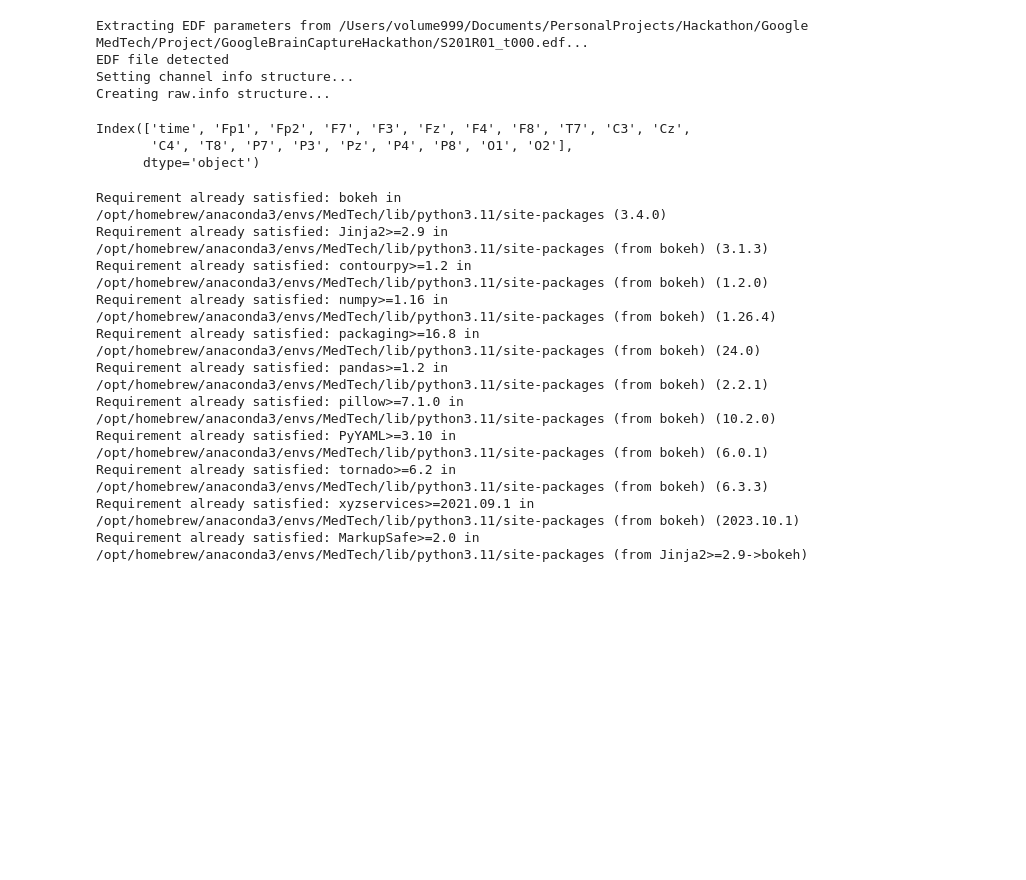
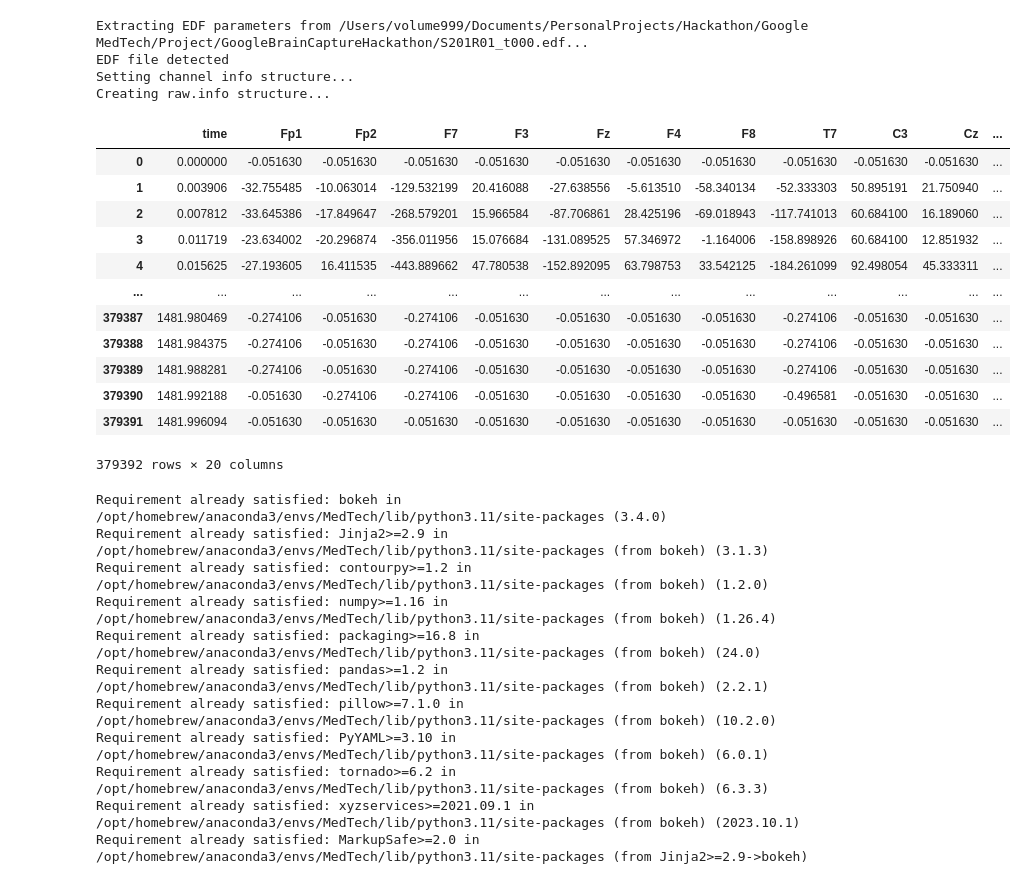
Before and after one commit to leny-mi/GoogleBrainCaptureHackathon, a Jupyter notebook: visualize_data.ipynb, the cells around one changed output. Cells and saved outputs as stored; diff of their text form; code cells hidden in the pictures; blank space fills up the shorter version.

```diff
--- a/visualize_data.ipynb
+++ b/visualize_data.ipynb
@@ -6,18 +8,29 @@ import mne
 # %%
 path = 'S201R01_t000.edf'
 # data = np.fromfile(path, dtype=float)
 # data.shape
 data = mne.io.read_raw_edf(path)
 df = data.to_data_frame()
 df.columns
+df
 # %% [output]
 Extracting EDF parameters from /Users/volume999/Documents/PersonalProjects/Hackathon/Google MedTech/Project/GoogleBrainCaptureHackathon/S201R01_t000.edf...
 EDF file detected
 Setting channel info structure...
 Creating raw.info structure...
+|  | time | Fp1 | Fp2 | F7 | F3 | Fz | F4 | F8 | T7 | C3 | Cz | ... |
+| 0 | 0.000000 | -0.051630 | -0.051630 | -0.051630 | -0.051630 | -0.051630 | -0.051630 | -0.051630 | -0.051630 | -0.051630 | -0.051630 | ... |
+| 1 | 0.003906 | -32.755485 | -10.063014 | -129.532199 | 20.416088 | -27.638556 | -5.613510 | -58.340134 | -52.333303 | 50.895191 | 21.750940 | ... |
+| 2 | 0.007812 | -33.645386 | -17.849647 | -268.579201 | 15.966584 | -87.706861 | 28.425196 | -69.018943 | -117.741013 | 60.684100 | 16.189060 | ... |
+| 3 | 0.011719 | -23.634002 | -20.296874 | -356.011956 | 15.076684 | -131.089525 | 57.346972 | -1.164006 | -158.898926 | 60.684100 | 12.851932 | ... |
+| 4 | 0.015625 | -27.193605 | 16.411535 | -443.889662 | 47.780538 | -152.892095 | 63.798753 | 33.542125 | -184.261099 | 92.498054 | 45.333311 | ... |
+| ... | ... | ... | ... | ... | ... | ... | ... | ... | ... | ... | ... | ... |
+| 379387 | 1481.980469 | -0.274106 | -0.051630 | -0.274106 | -0.051630 | -0.051630 | -0.051630 | -0.051630 | -0.274106 | -0.051630 | -0.051630 | ... |
+| 379388 | 1481.984375 | -0.274106 | -0.051630 | -0.274106 | -0.051630 | -0.051630 | -0.051630 | -0.051630 | -0.274106 | -0.051630 | -0.051630 | ... |
+| 379389 | 1481.988281 | -0.274106 | -0.051630 | -0.274106 | -0.051630 | -0.051630 | -0.051630 | -0.051630 | -0.274106 | -0.051630 | -0.051630 | ... |
+| 379390 | 1481.992188 | -0.051630 | -0.274106 | -0.274106 | -0.051630 | -0.051630 | -0.051630 | -0.051630 | -0.496581 | -0.051630 | -0.051630 | ... |
+| 379391 | 1481.996094 | -0.051630 | -0.051630 | -0.051630 | -0.051630 | -0.051630 | -0.051630 | -0.051630 | -0.051630 | -0.051630 | -0.051630 | ... |
-Index(['time', 'Fp1', 'Fp2', 'F7', 'F3', 'Fz', 'F4', 'F8', 'T7', 'C3', 'Cz',
-       'C4', 'T8', 'P7', 'P3', 'Pz', 'P4', 'P8', 'O1', 'O2'],
-      dtype='object')
+379392 rows × 20 columns
 # %%
 !pip install bokeh
 # %% [output]
```
Also changed, not shown: parts of 3 cells of this notebook, 2 other files.
